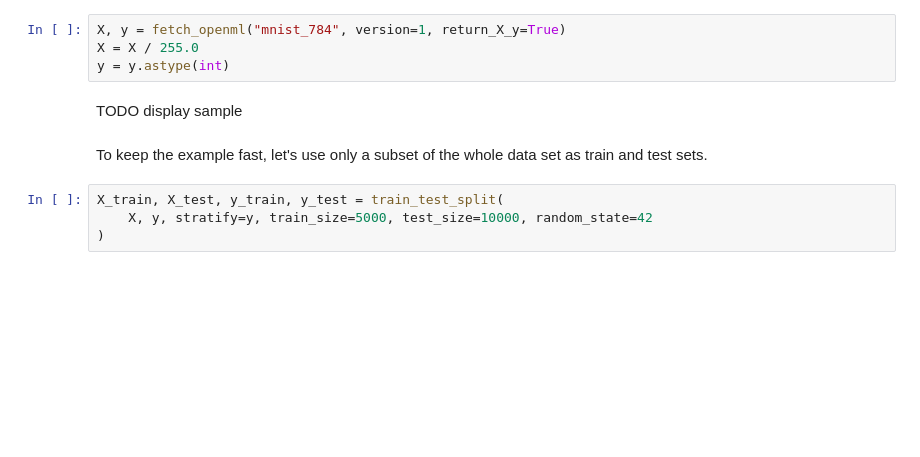
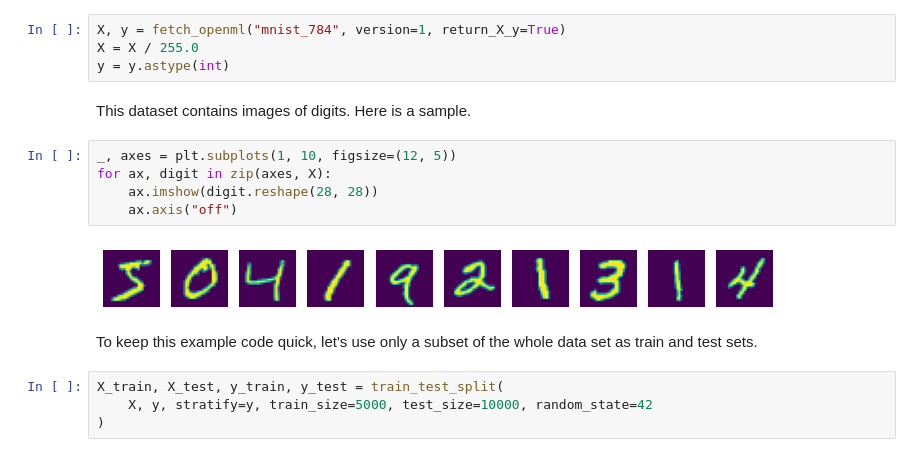
Before and after one commit to nesi/dask_demos, a Jupyter notebook: notebooks/hyperparameters_search_nzrse.ipynb, the cells around one changed output. Drawn from its saved outputs; the diff is of its cells as text; blank space fills up the shorter version.

```diff
--- a/notebooks/hyperparameters_search_nzrse.ipynb
+++ b/notebooks/hyperparameters_search_nzrse.ipynb
@@ -33,11 +34,18 @@ Load MNIST data from [OpenML](https://www.openml.org/d/554).
 X, y = fetch_openml("mnist_784", version=1, return_X_y=True)
 X = X / 255.0
 y = y.astype(int)
-# %% [markdown]
-TODO display sample
+# %% [markdown]
+This dataset contains images of digits. Here is a sample.
+# %%
+_, axes = plt.subplots(1, 10, figsize=(12, 5))
+for ax, digit in zip(axes, X):
+    ax.imshow(digit.reshape(28, 28))
+    ax.axis("off")
+# %% [output]
+[figure, added]
 # %% [markdown]
-To keep the example fast, let's use only a subset of the whole data set as
-train and test sets.
+To keep this example code quick, let's use only a subset of the whole data set
+as train and test sets.
 # %%
 X_train, X_test, y_train, y_test = train_test_split(
     X, y, stratify=y, train_size=5000, test_size=10000, random_state=42
```
Also changed, not shown: parts of 9 cells of this notebook, 2 other files.
